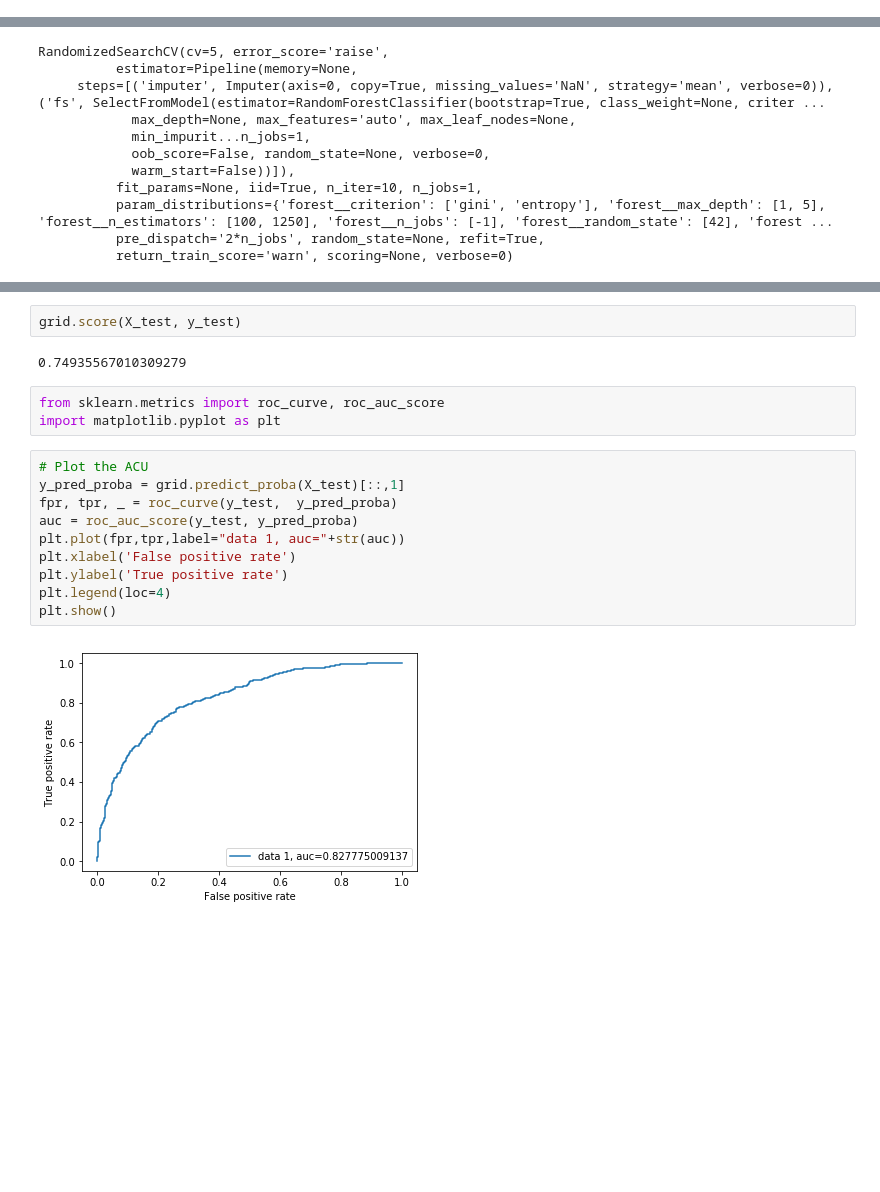
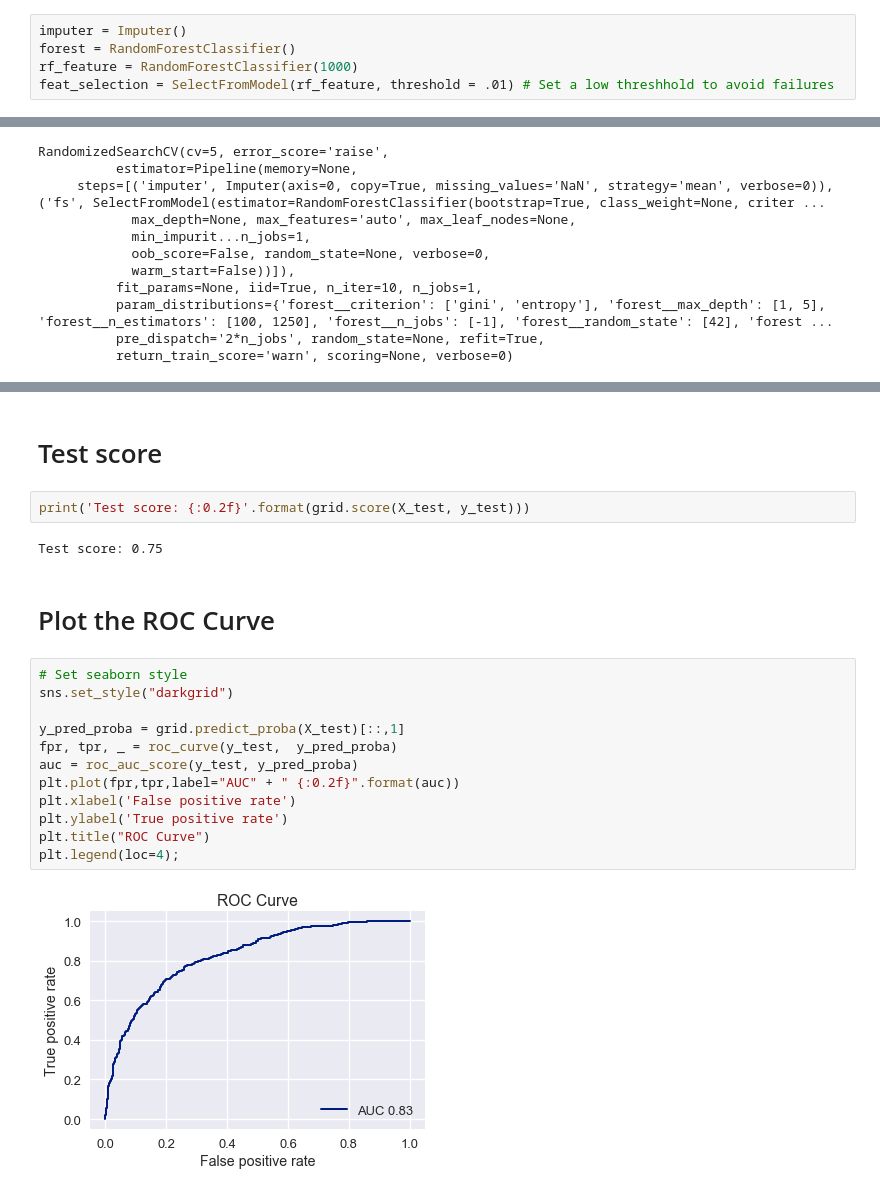
Before and after one commit to cjohns38/ncaafootball, a Jupyter notebook: Models.ipynb, the cells around one changed output, grey strips where cells are left out. Drawn from its saved outputs; the diff is of its cells as text; blank space fills up the shorter version.

```diff
--- a/Models.ipynb
+++ b/Models.ipynb
@@ -144,3 +144,8 @@ feat_selection = SelectFromModel(rf_feature, threshold = .005)
+# %%
+imputer = Imputer()
+forest = RandomForestClassifier()
+rf_feature = RandomForestClassifier(1000)
+feat_selection = SelectFromModel(rf_feature, threshold = .01) # Set a low threshhold to avoid failures
 # %%
 pipe = Pipeline(steps=[('imputer', imputer),('fs', feat_selection), ('forest', forest)])
 # %%
@@ -203,22 +222,25 @@ importance.sort_values('importance', ascending = False)
 | 3 | PuntRetYds | 0.007752 |
 | 2 | IntRYds | 0.007729 |
 | 17 | LongFGM | 0.006765 |
-# %%
-grid.score(X_test, y_test)
-# %% [output]
-0.74935567010309279
-# %%
-from sklearn.metrics import roc_curve, roc_auc_score
-import matplotlib.pyplot as plt
+# %% [markdown]
+# Test score
+# %%
+print('Test score: {:0.2f}'.format(grid.score(X_test, y_test)))
+# %% [output]
+Test score: 0.75
+# %% [markdown]
+# Plot the ROC Curve
 # %%
-# Plot the ACU
+# Set seaborn style
+sns.set_style("darkgrid")
+
 y_pred_proba = grid.predict_proba(X_test)[::,1]
 fpr, tpr, _ = roc_curve(y_test,  y_pred_proba)
 auc = roc_auc_score(y_test, y_pred_proba)
-plt.plot(fpr,tpr,label="data 1, auc="+str(auc))
+plt.plot(fpr,tpr,label="AUC" + " {:0.2f}".format(auc))
 plt.xlabel('False positive rate')
 plt.ylabel('True positive rate')
-plt.legend(loc=4)
-plt.show()
+plt.title("ROC Curve")
+plt.legend(loc=4);
 # %% [output]
-[figure, old version]
+[figure, new version]
```
Also changed, not shown: parts of 12 cells of this notebook.
